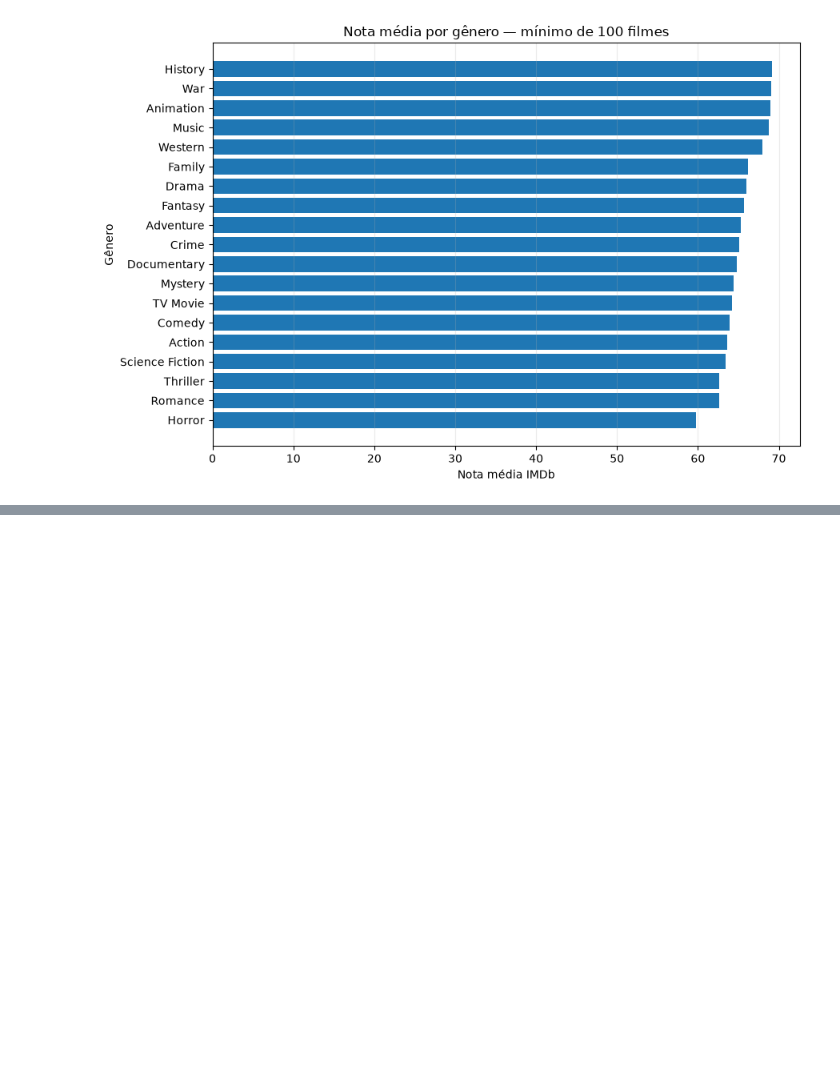
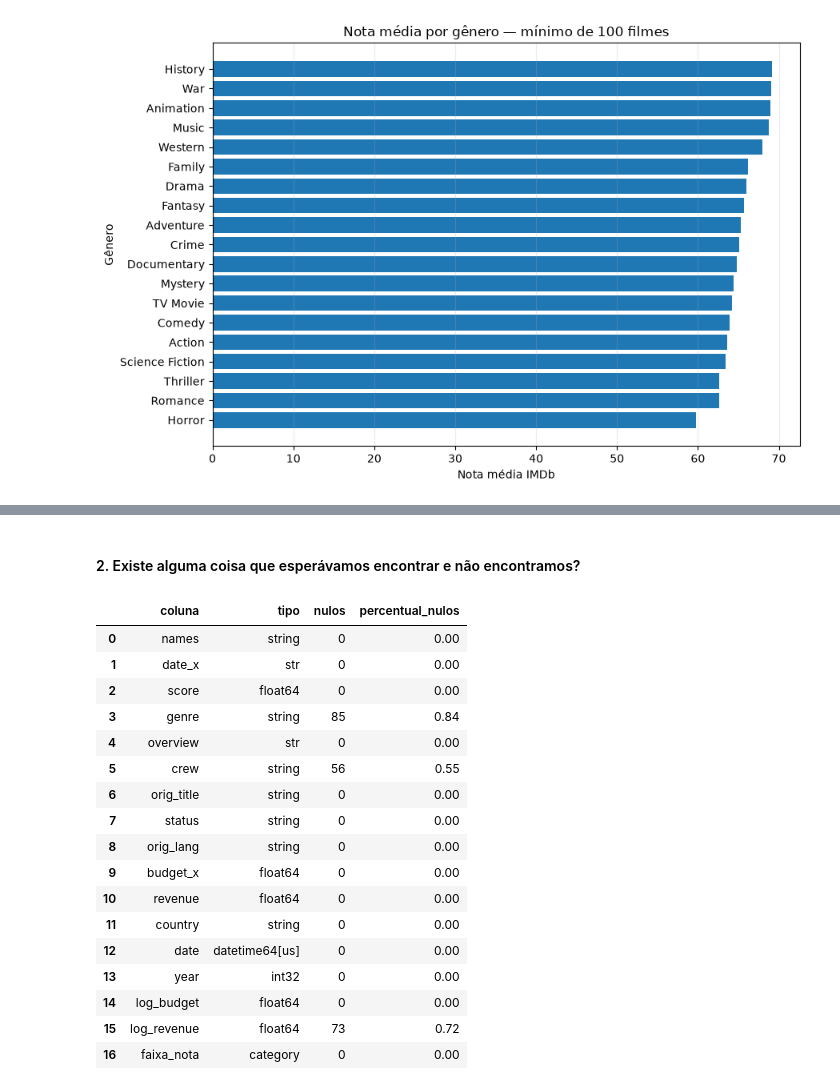
Before and after one commit to engcriscunha/Analise_de_dados_filmes, a Jupyter notebook: src/analise.ipynb, the cells around one changed output, grey strips where cells are left out. Saved outputs shown, nothing was run; the diff lists cells and outputs as text; code cells hidden in the pictures; blank space fills up the shorter version.

```diff
--- a/src/analise.ipynb
+++ b/src/analise.ipynb
@@ -190,0 +199,31 @@ plt.show()
+# %% [markdown]
+#### 2. Existe alguma coisa que esperávamos encontrar e não encontramos?
+# %%
+# Inventário das colunas disponíveis
+inventario = pd.DataFrame({
+    "coluna": df.columns,
+    "tipo": df.dtypes.astype(str).values,
+    "nulos": df.isna().sum().values,
+    "percentual_nulos": (df.isna().mean() * 100).round(2).values
+})
+
+display(inventario)
+# %% [output]
+|  | coluna | tipo | nulos | percentual_nulos |
+| 0 | names | string | 0 | 0.00 |
+| 1 | date_x | str | 0 | 0.00 |
+| 2 | score | float64 | 0 | 0.00 |
+| 3 | genre | string | 85 | 0.84 |
+| 4 | overview | str | 0 | 0.00 |
+| 5 | crew | string | 56 | 0.55 |
+| 6 | orig_title | string | 0 | 0.00 |
+| 7 | status | string | 0 | 0.00 |
+| 8 | orig_lang | string | 0 | 0.00 |
+| 9 | budget_x | float64 | 0 | 0.00 |
+| 10 | revenue | float64 | 0 | 0.00 |
+| 11 | country | string | 0 | 0.00 |
+| 12 | date | datetime64[us] | 0 | 0.00 |
+| 13 | year | int32 | 0 | 0.00 |
+| 14 | log_budget | float64 | 0 | 0.00 |
+| 15 | log_revenue | float64 | 73 | 0.72 |
+| 16 | faixa_nota | category | 0 | 0.00 |
```
Also changed, not shown: parts of 30 cells of this notebook.
